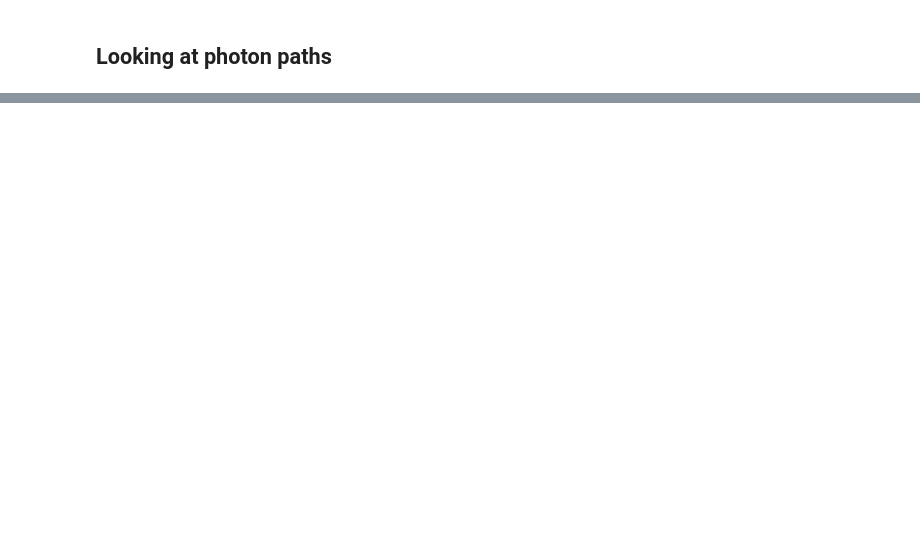
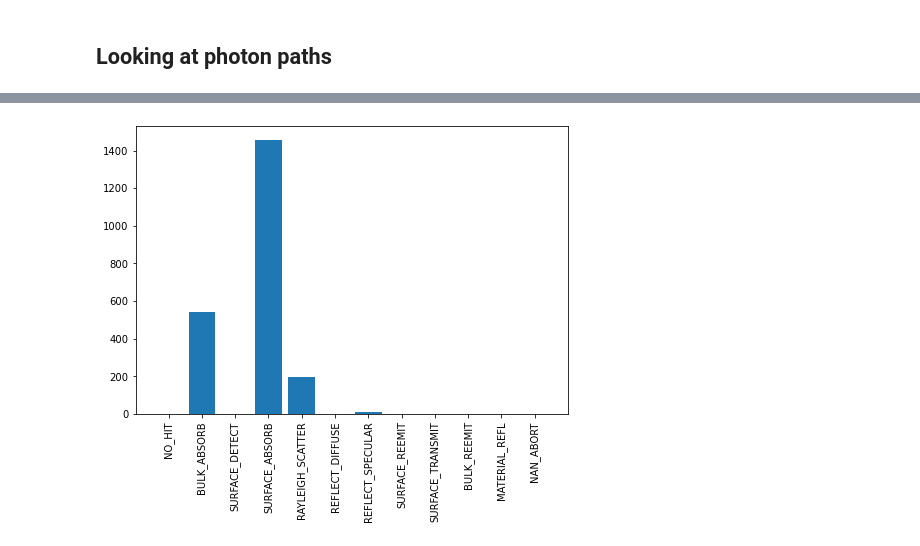
Before and after one commit to eklem1/OD_work, a Jupyter notebook: hfiles.ipynb, the cells around one changed output, grey strips where cells are left out. Cells and saved outputs as stored; diff of their text form; code cells hidden in the pictures; blank space fills up the shorter version.

```diff
--- a/hfiles.ipynb
+++ b/hfiles.ipynb
@@ -230,0 +245,16 @@ plt.show()
+# %%
+# for f in Data1['Flags']:
+
+flagTag = GetPhotonFlags(Data1['Flags'])
+
+bars = np.zeros(len(flagTag.keys()))
+for i, var in enumerate(flagTag.keys()):
+    bars[i] = flagTag[var].sum()
+# %%
+fig = plt.figure()
+ax = fig.add_axes([0,0,1,1])
+ax.bar(flagTag.keys(),bars)
+plt.xticks(rotation=90)
+plt.show()
+# %% [output]
+[figure, added]
```
Also changed, not shown: parts of 14 cells of this notebook, 5 other files.
